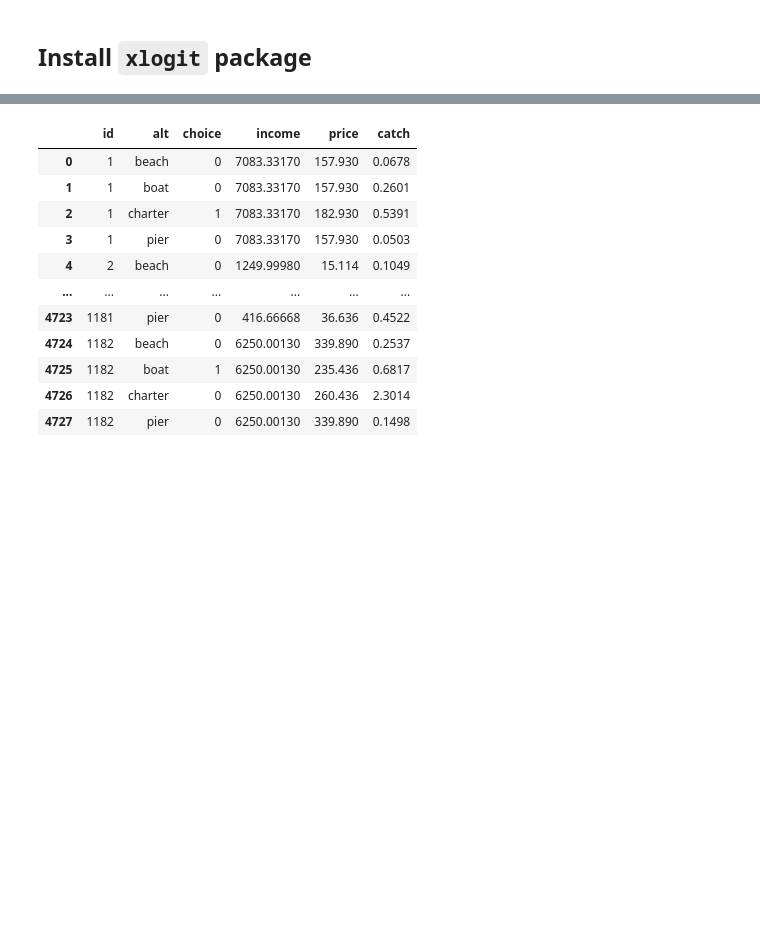
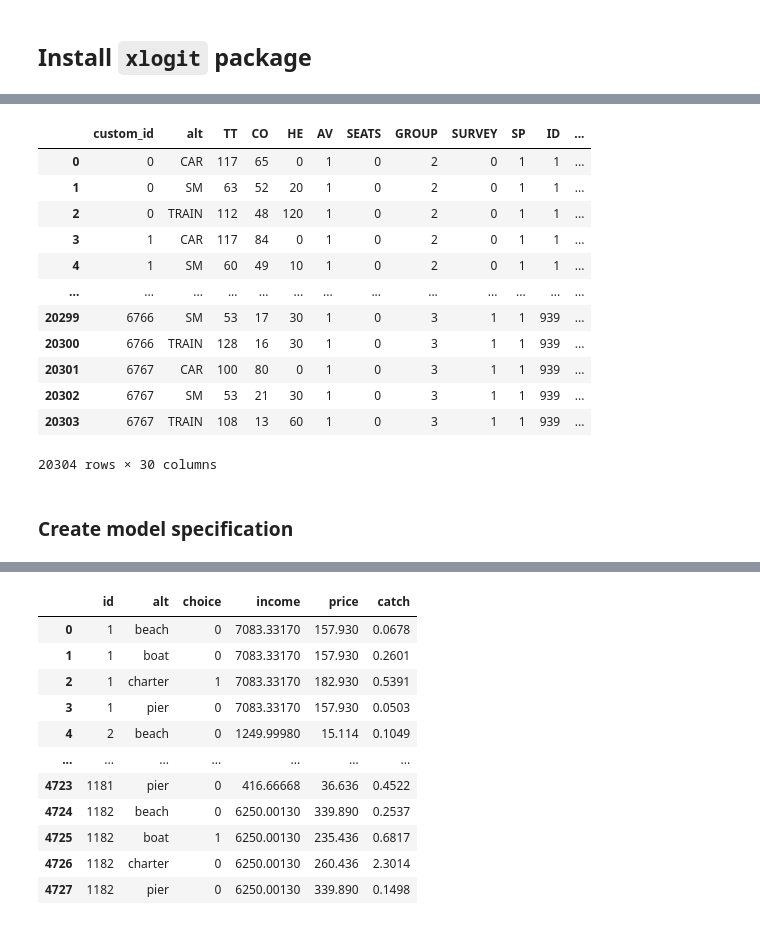
Before and after one commit to arteagac/xlogit, a Jupyter notebook: examples/multinomial_model.ipynb, the cells around one changed output, grey strips where cells are left out. Cells and saved outputs as stored; diff of their text form; code cells hidden in the pictures; blank space fills up the shorter version.

```diff
--- a/examples/multinomial_model.ipynb
+++ b/examples/multinomial_model.ipynb
@@ -23,0 +77,38 @@ Successfully installed xlogit-0.0.1
+# %%
+# Scale travel time and headway variables to hours
+df['time'] = df['TT'] / 60.0
+df['headway'] = df['HE'] / 60.0
+df['cost'] = df['CO'] / 100.0
+
+# We set the cost as zero for individuals with an annual pass paid by employer
+annual_pass = (df['alt'].isin(['TRAIN', 'SM'])) & ((df["GA"] == 1) | (df["WHO"] == 2))
+df["cost"] = df["cost"] * (~annual_pass)
+
+#Travellers carrying only single luggage
+df["single_luggage"] = (df["LUGGAGE"] == 1).astype(int)
+
+#Travellers carrying more than one luggage
+df["multiple_luggage"] = (df["LUGGAGE"] == 3).astype(int)
+
+# Travellers travelling in classes other than First class
+df["regular_class"] = 1 - df["FIRST"]
+
+# Travellers who responded to the survey while on a train
+df["train_survey"] = 1 - df["SURVEY"]
+df
+# %% [output]
+|  | custom_id | alt | TT | CO | HE | AV | SEATS | GROUP | SURVEY | SP | ID | ... |
+| 0 | 0 | CAR | 117 | 65 | 0 | 1 | 0 | 2 | 0 | 1 | 1 | ... |
+| 1 | 0 | SM | 63 | 52 | 20 | 1 | 0 | 2 | 0 | 1 | 1 | ... |
+| 2 | 0 | TRAIN | 112 | 48 | 120 | 1 | 0 | 2 | 0 | 1 | 1 | ... |
+| 3 | 1 | CAR | 117 | 84 | 0 | 1 | 0 | 2 | 0 | 1 | 1 | ... |
+| 4 | 1 | SM | 60 | 49 | 10 | 1 | 0 | 2 | 0 | 1 | 1 | ... |
+| ... | ... | ... | ... | ... | ... | ... | ... | ... | ... | ... | ... | ... |
+| 20299 | 6766 | SM | 53 | 17 | 30 | 1 | 0 | 3 | 1 | 1 | 939 | ... |
+| 20300 | 6766 | TRAIN | 128 | 16 | 30 | 1 | 0 | 3 | 1 | 1 | 939 | ... |
+| 20301 | 6767 | CAR | 100 | 80 | 0 | 1 | 0 | 3 | 1 | 1 | 939 | ... |
+| 20302 | 6767 | SM | 53 | 21 | 30 | 1 | 0 | 3 | 1 | 1 | 939 | ... |
+| 20303 | 6767 | TRAIN | 108 | 13 | 60 | 1 | 0 | 3 | 1 | 1 | 939 | ... |
+20304 rows × 30 columns
+# %% [markdown]
+### Create model specification
```
Also changed, not shown: parts of 36 cells of this notebook.
